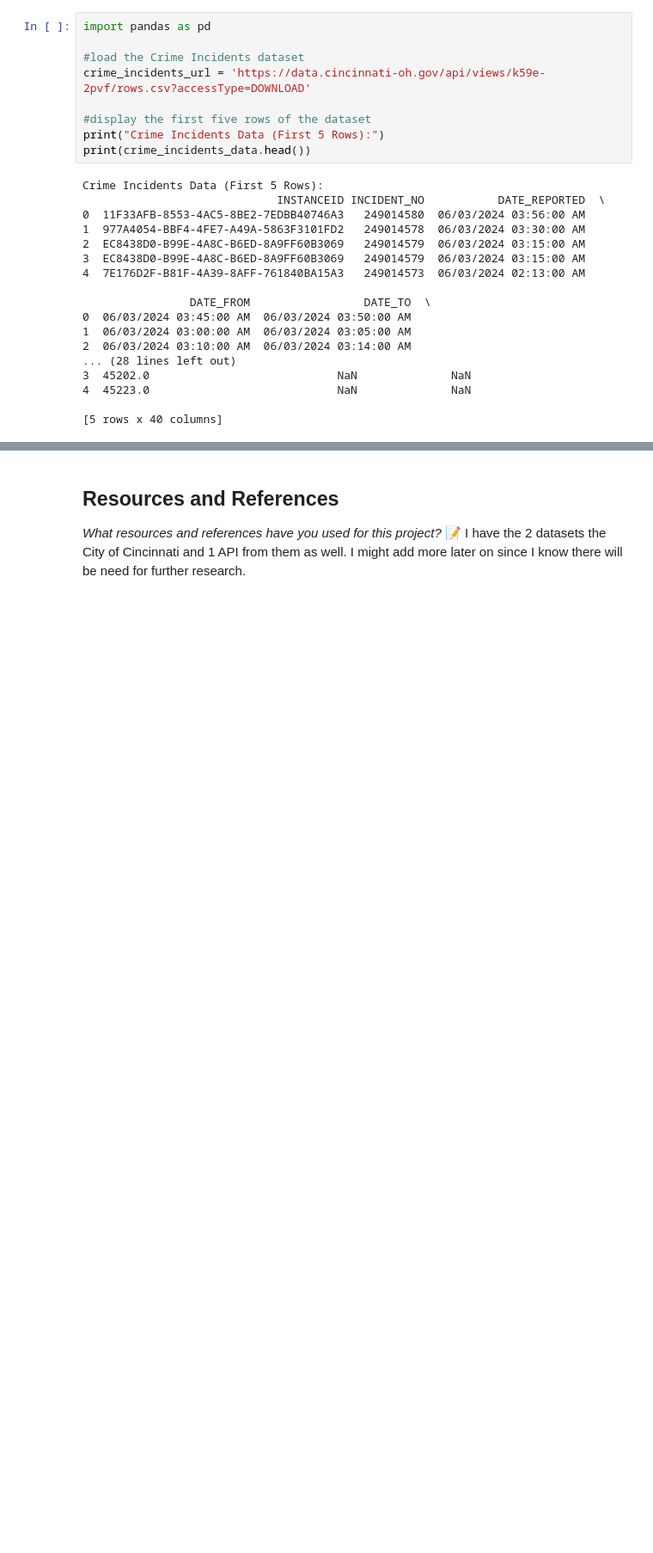
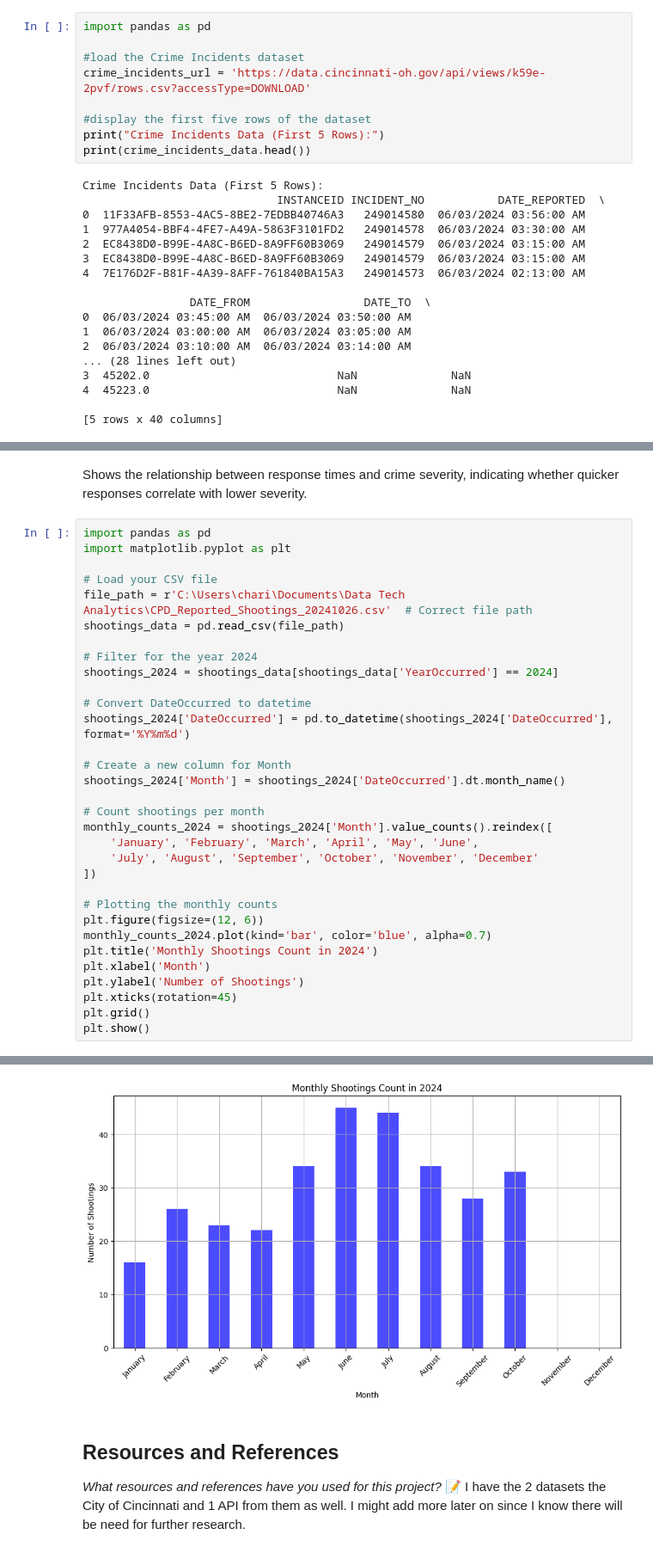
Before and after one commit to IT4063C-Fall24/final-project-chariyachhay, a Jupyter notebook: source.ipynb, the cells around one changed output, grey strips where cells are left out. Shown at 86% size. Drawn from its saved outputs; the diff is of its cells as text; blank space fills up the shorter version.

```diff
--- a/source.ipynb
+++ b/source.ipynb
@@ -113,0 +197,35 @@ Crime Incidents Data (First 5 Rows):
+# %% [markdown]
+Shows the relationship between response times and crime severity, indicating whether quicker responses correlate with lower severity.
+# %%
+import pandas as pd
+import matplotlib.pyplot as plt
+
+# Load your CSV file
+file_path = r'C:\Users\chari\Documents\Data Tech Analytics\CPD_Reported_Shootings_20241026.csv'  # Correct file path
+shootings_data = pd.read_csv(file_path)
+
+# Filter for the year 2024
+shootings_2024 = shootings_data[shootings_data['YearOccurred'] == 2024]
+
+# Convert DateOccurred to datetime
+shootings_2024['DateOccurred'] = pd.to_datetime(shootings_2024['DateOccurred'], format='%Y%m%d')
+
+# Create a new column for Month
+shootings_2024['Month'] = shootings_2024['DateOccurred'].dt.month_name()
+
+# Count shootings per month
+monthly_counts_2024 = shootings_2024['Month'].value_counts().reindex([
+    'January', 'February', 'March', 'April', 'May', 'June',
+    'July', 'August', 'September', 'October', 'November', 'December'
+])
+
+# Plotting the monthly counts
+plt.figure(figsize=(12, 6))
+monthly_counts_2024.plot(kind='bar', color='blue', alpha=0.7)
+plt.title('Monthly Shootings Count in 2024')
+plt.xlabel('Month')
+plt.ylabel('Number of Shootings')
+plt.xticks(rotation=45)
+plt.grid()
+plt.show()
+# %% [output]
@@ -114,3 +242,4 @@ Crime Incidents Data (First 5 Rows):
+[figure, added]
 # %% [markdown]
 ## Resources and References
 *What resources and references have you used for this project?*
```
Also changed, not shown: parts of 10 cells of this notebook.
